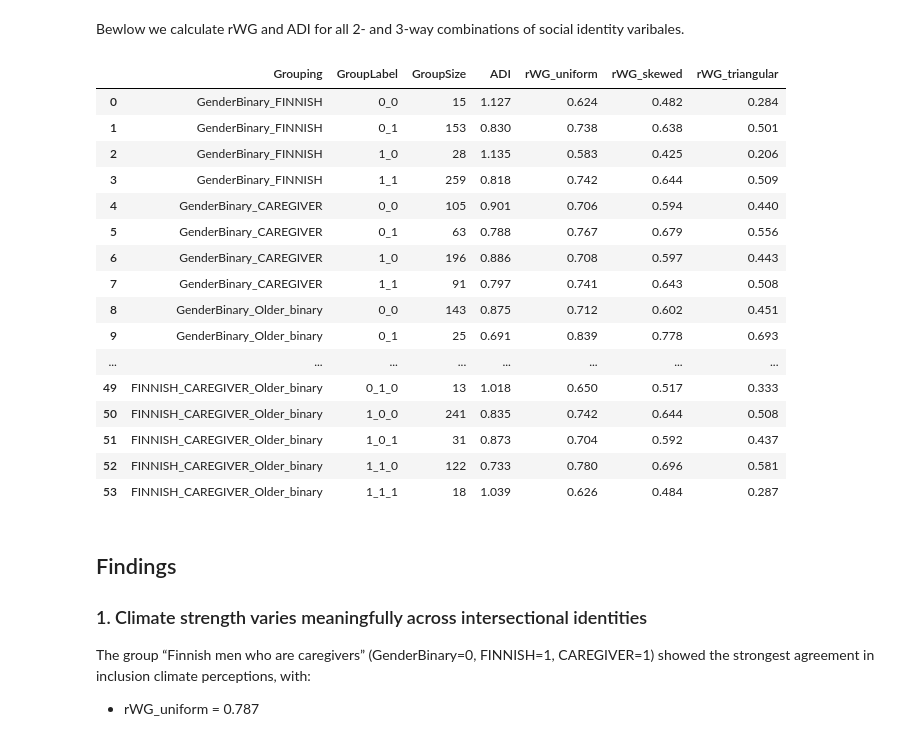
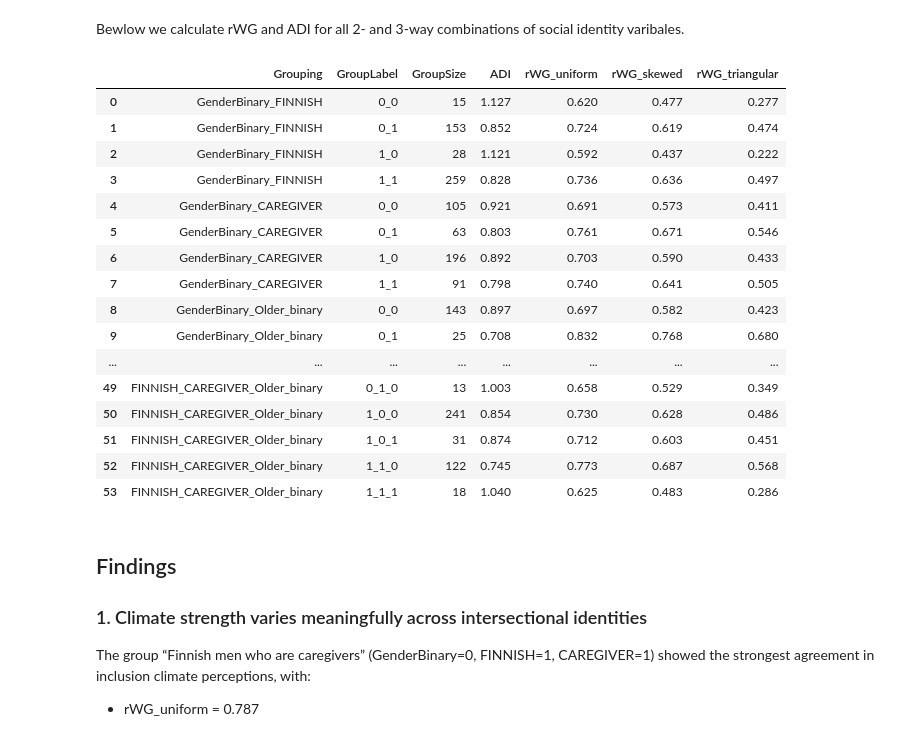
Before and after one commit to MrVincentVega/Climate-for-inclusion, a Jupyter notebook: rWG_ADI_2025.ipynb, the cells around one changed output. Drawn from its saved outputs; the diff is of its cells as text; code cells hidden in the pictures.

```diff
--- a/rWG_ADI_2025.ipynb
+++ b/rWG_ADI_2025.ipynb
@@ -286,50 +327,50 @@ intersectional_expanded_results = []
 # Loop through all 2- and 3-way combinations of identity variables
 for k in [2, 3]:
     for combo in combinations(identity_vars, k):
         group_name = "_".join(combo)
         # Create a new column in the DataFrame that encodes the group label
         group_col_name = f"Group_{group_name}"
         df[group_col_name] = df[list(combo)].astype(str).agg("_".join, axis=1)
 
         # Compute metrics for each unique group label
         for group_label, group_data in df.groupby(group_col_name):
-            ci_scores = group_data["CI"]
+            ci_scores = group_data["CI14"]
             if len(ci_scores) >= 3:  # Only include groups with enough respondents
                 result = {
                     "Grouping": group_name,
                     "GroupLabel": group_label,
                     "GroupSize": len(ci_scores),
                     "ADI": adi(ci_scores)
                 }
                 # Compute rWG values for each null distribution assumption
                 for label, sigma_sq in expected_vars.items():
                     result[label] = rwg_fixed(ci_scores, sigma_sq)
                 intersectional_expanded_results.append(result)
 
 # --- Create and display results DataFrame ---
 intersectional_expanded_df = pd.DataFrame(intersectional_expanded_results)
 intersectional_expanded_df = intersectional_expanded_df.round(3)
 
 # View the first few rows
 intersectional_expanded_df
 # %% [output]
 |  | Grouping | GroupLabel | GroupSize | ADI | rWG_uniform | rWG_skewed | rWG_triangular |
-| 0 | GenderBinary_FINNISH | 0_0 | 15 | 1.127 | 0.624 | 0.482 | 0.284 |
-| 1 | GenderBinary_FINNISH | 0_1 | 153 | 0.830 | 0.738 | 0.638 | 0.501 |
-| 2 | GenderBinary_FINNISH | 1_0 | 28 | 1.135 | 0.583 | 0.425 | 0.206 |
-| 3 | GenderBinary_FINNISH | 1_1 | 259 | 0.818 | 0.742 | 0.644 | 0.509 |
-| 4 | GenderBinary_CAREGIVER | 0_0 | 105 | 0.901 | 0.706 | 0.594 | 0.440 |
-| 5 | GenderBinary_CAREGIVER | 0_1 | 63 | 0.788 | 0.767 | 0.679 | 0.556 |
-| 6 | GenderBinary_CAREGIVER | 1_0 | 196 | 0.886 | 0.708 | 0.597 | 0.443 |
-| 7 | GenderBinary_CAREGIVER | 1_1 | 91 | 0.797 | 0.741 | 0.643 | 0.508 |
-| 8 | GenderBinary_Older_binary | 0_0 | 143 | 0.875 | 0.712 | 0.602 | 0.451 |
-| 9 | GenderBinary_Older_binary | 0_1 | 25 | 0.691 | 0.839 | 0.778 | 0.693 |
+| 0 | GenderBinary_FINNISH | 0_0 | 15 | 1.127 | 0.620 | 0.477 | 0.277 |
+| 1 | GenderBinary_FINNISH | 0_1 | 153 | 0.852 | 0.724 | 0.619 | 0.474 |
+| 2 | GenderBinary_FINNISH | 1_0 | 28 | 1.121 | 0.592 | 0.437 | 0.222 |
+| 3 | GenderBinary_FINNISH | 1_1 | 259 | 0.828 | 0.736 | 0.636 | 0.497 |
+| 4 | GenderBinary_CAREGIVER | 0_0 | 105 | 0.921 | 0.691 | 0.573 | 0.411 |
+| 5 | GenderBinary_CAREGIVER | 0_1 | 63 | 0.803 | 0.761 | 0.671 | 0.546 |
+| 6 | GenderBinary_CAREGIVER | 1_0 | 196 | 0.892 | 0.703 | 0.590 | 0.433 |
+| 7 | GenderBinary_CAREGIVER | 1_1 | 91 | 0.798 | 0.740 | 0.641 | 0.505 |
+| 8 | GenderBinary_Older_binary | 0_0 | 143 | 0.897 | 0.697 | 0.582 | 0.423 |
+| 9 | GenderBinary_Older_binary | 0_1 | 25 | 0.708 | 0.832 | 0.768 | 0.680 |
 | ... | ... | ... | ... | ... | ... | ... | ... |
-| 49 | FINNISH_CAREGIVER_Older_binary | 0_1_0 | 13 | 1.018 | 0.650 | 0.517 | 0.333 |
-| 50 | FINNISH_CAREGIVER_Older_binary | 1_0_0 | 241 | 0.835 | 0.742 | 0.644 | 0.508 |
-| 51 | FINNISH_CAREGIVER_Older_binary | 1_0_1 | 31 | 0.873 | 0.704 | 0.592 | 0.437 |
-| 52 | FINNISH_CAREGIVER_Older_binary | 1_1_0 | 122 | 0.733 | 0.780 | 0.696 | 0.581 |
-| 53 | FINNISH_CAREGIVER_Older_binary | 1_1_1 | 18 | 1.039 | 0.626 | 0.484 | 0.287 |
+| 49 | FINNISH_CAREGIVER_Older_binary | 0_1_0 | 13 | 1.003 | 0.658 | 0.529 | 0.349 |
+| 50 | FINNISH_CAREGIVER_Older_binary | 1_0_0 | 241 | 0.854 | 0.730 | 0.628 | 0.486 |
+| 51 | FINNISH_CAREGIVER_Older_binary | 1_0_1 | 31 | 0.874 | 0.712 | 0.603 | 0.451 |
+| 52 | FINNISH_CAREGIVER_Older_binary | 1_1_0 | 122 | 0.745 | 0.773 | 0.687 | 0.568 |
+| 53 | FINNISH_CAREGIVER_Older_binary | 1_1_1 | 18 | 1.040 | 0.625 | 0.483 | 0.286 |
 # %% [markdown]
 ## Findings
 
```
Also changed, not shown: parts of 5 cells of this notebook.
